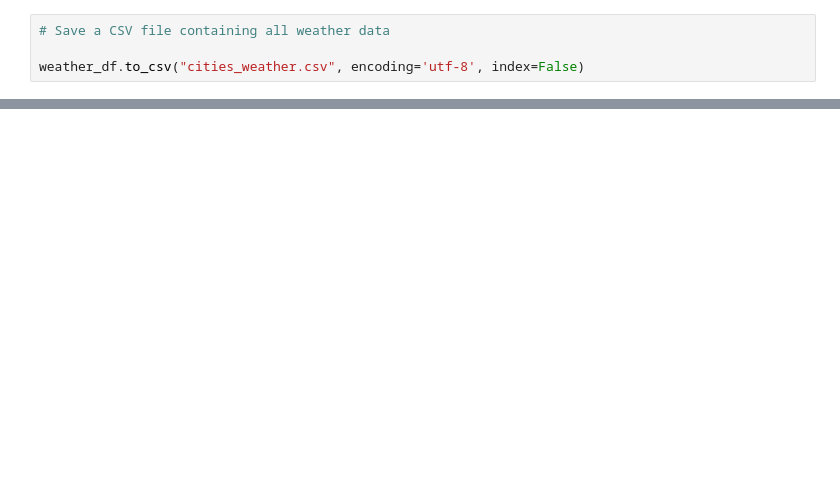
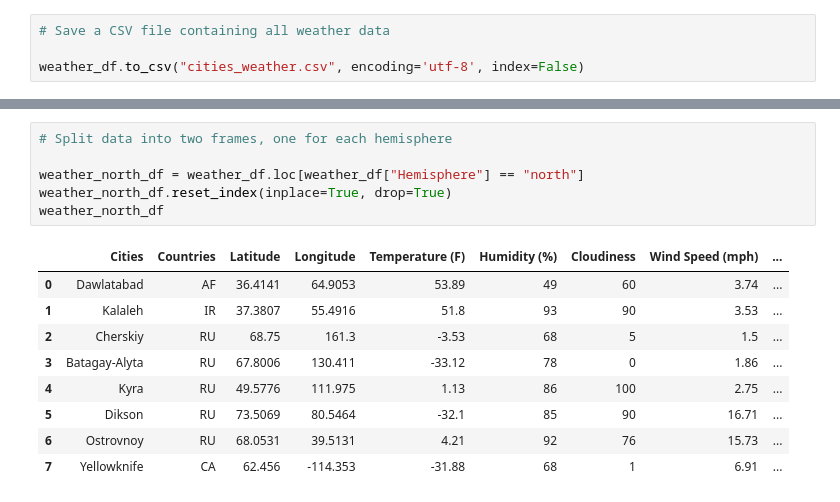
Before and after one commit to swdrich/python-api-challenge, a Jupyter notebook: WeatherPy/WeatherPy.ipynb, the cells around one changed output, grey strips where cells are left out. Drawn from its saved outputs; the diff is of its cells as text; blank space fills up the shorter version.

```diff
--- a/WeatherPy/WeatherPy.ipynb
+++ b/WeatherPy/WeatherPy.ipynb
@@ -313,0 +299,16 @@ plt.show()
+# %%
+# Split data into two frames, one for each hemisphere
+
+weather_north_df = weather_df.loc[weather_df["Hemisphere"] == "north"]
+weather_north_df.reset_index(inplace=True, drop=True)
+weather_north_df
+# %% [output]
+|  | Cities | Countries | Latitude | Longitude | Temperature (F) | Humidity (%) | Cloudiness | Wind Speed (mph) | ... |
+| 0 | Dawlatabad | AF | 36.4141 | 64.9053 | 53.89 | 49 | 60 | 3.74 | ... |
+| 1 | Kalaleh | IR | 37.3807 | 55.4916 | 51.8 | 93 | 90 | 3.53 | ... |
+| 2 | Cherskiy | RU | 68.75 | 161.3 | -3.53 | 68 | 5 | 1.5 | ... |
+| 3 | Batagay-Alyta | RU | 67.8006 | 130.411 | -33.12 | 78 | 0 | 1.86 | ... |
+| 4 | Kyra | RU | 49.5776 | 111.975 | 1.13 | 86 | 100 | 2.75 | ... |
+| 5 | Dikson | RU | 73.5069 | 80.5464 | -32.1 | 85 | 90 | 16.71 | ... |
+| 6 | Ostrovnoy | RU | 68.0531 | 39.5131 | 4.21 | 92 | 76 | 15.73 | ... |
+| 7 | Yellowknife | CA | 62.456 | -114.353 | -31.88 | 68 | 1 | 6.91 | ... |
```
Also changed, not shown: parts of 30 cells of this notebook, 1 other file.
